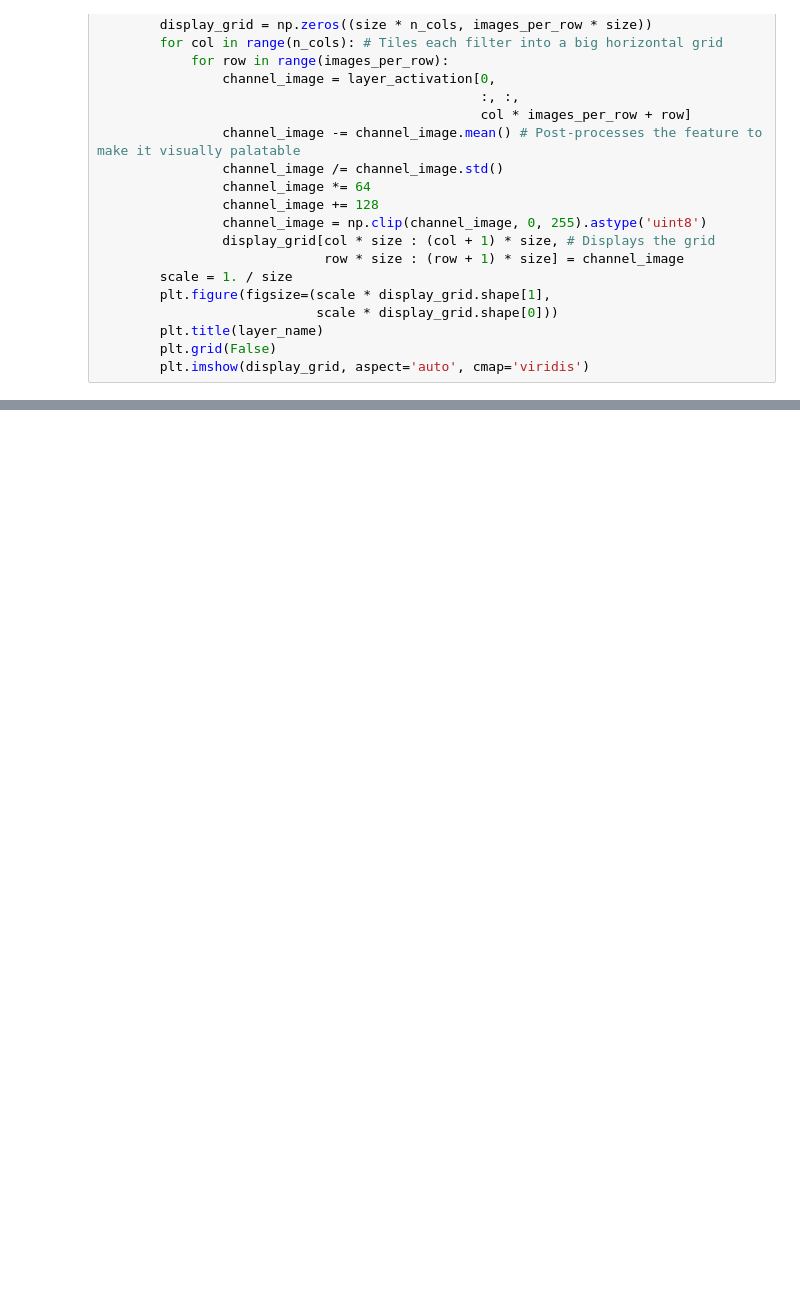
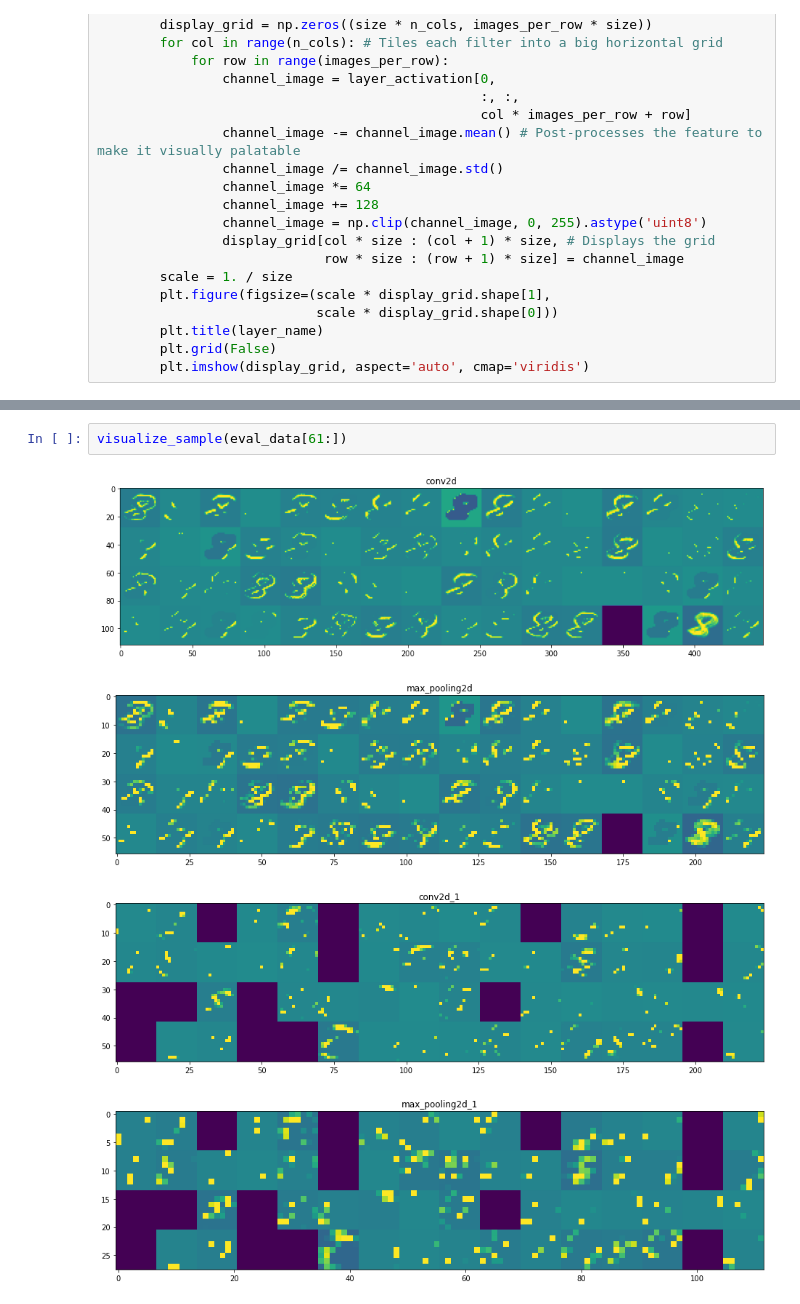
Before and after one commit to scottbing/SB_BSSD5350_Hwk9.1, a Jupyter notebook: SB_5350_Small_Notebook91.ipynb, the cells around one changed output, grey strips where cells are left out. Drawn from its saved outputs; the diff is of its cells as text; blank space fills up the shorter version.

```diff
--- a/SB_5350_Small_Notebook91.ipynb
+++ b/SB_5350_Small_Notebook91.ipynb
@@ -189,0 +126,7 @@ visualize_sample(eval_data[2:])
+# %%
+visualize_sample(eval_data[61:])
+# %% [output]
+[figure, added]
+[figure, added]
+[figure, added]
+[figure, added]
```
Also changed, not shown: parts of 12 cells of this notebook, 1 other file.
